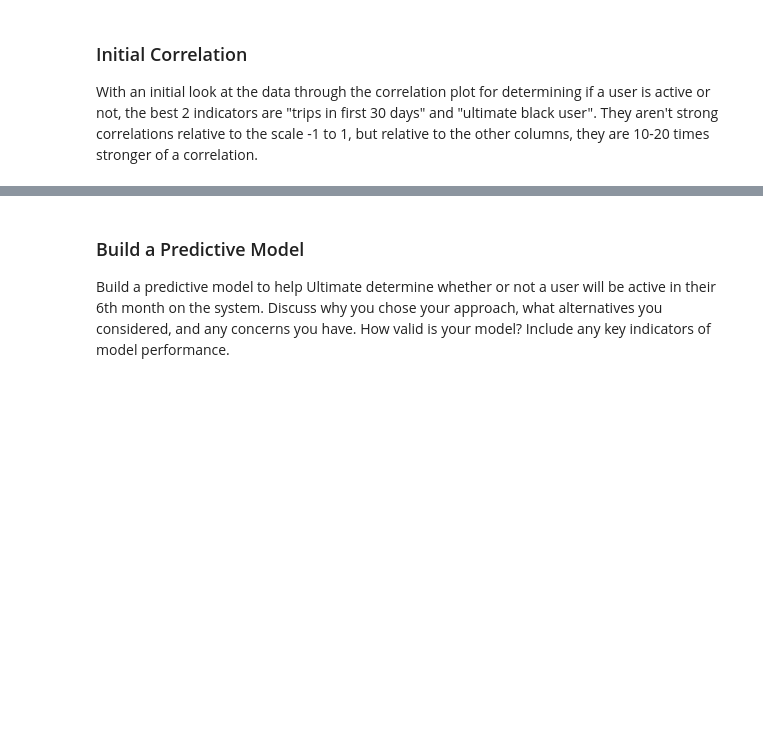
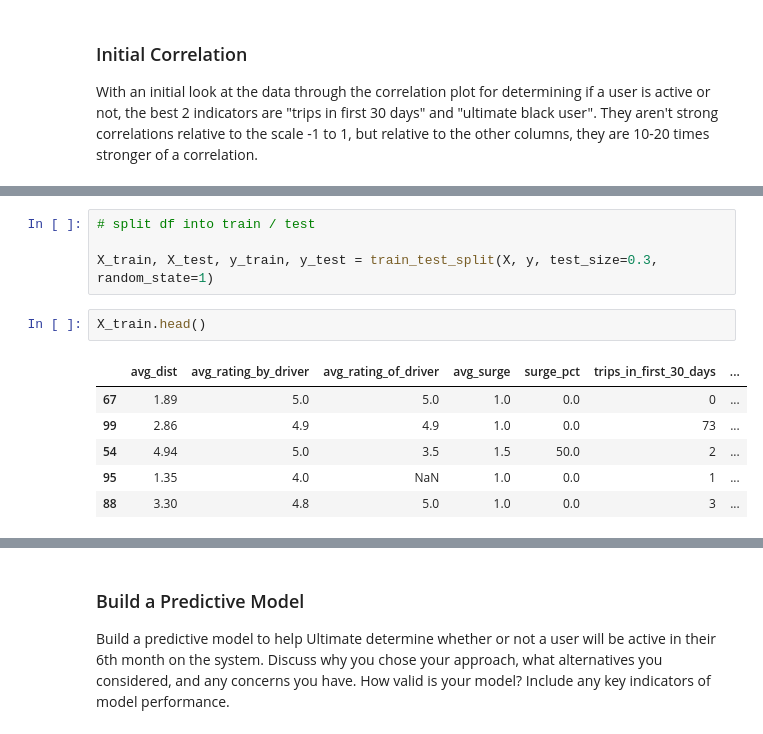
Before and after one commit to milesin3d/Springboard-MiniProjects, a Jupyter notebook: Ultimate Technologies Inc/Utimate_Technologies_Inc.ipynb, the cells around one changed output, grey strips where cells are left out. Drawn from its saved outputs; the diff is of its cells as text; blank space fills up the shorter version.

```diff
--- a/Ultimate Technologies Inc/Utimate_Technologies_Inc.ipynb
+++ b/Ultimate Technologies Inc/Utimate_Technologies_Inc.ipynb
@@ -484,0 +549,13 @@ With an initial look at the data through the correlation plot for determining if
+# %%
+# split df into train / test
+
+X_train, X_test, y_train, y_test = train_test_split(X, y, test_size=0.3, random_state=1)
+# %%
+X_train.head()
+# %% [output]
+|  | avg_dist | avg_rating_by_driver | avg_rating_of_driver | avg_surge | surge_pct | trips_in_first_30_days | ... |
+| 67 | 1.89 | 5.0 | 5.0 | 1.0 | 0.0 | 0 | ... |
+| 99 | 2.86 | 4.9 | 4.9 | 1.0 | 0.0 | 73 | ... |
+| 54 | 4.94 | 5.0 | 3.5 | 1.5 | 50.0 | 2 | ... |
+| 95 | 1.35 | 4.0 | NaN | 1.0 | 0.0 | 1 | ... |
+| 88 | 3.30 | 4.8 | 5.0 | 1.0 | 0.0 | 3 | ... |
```
Also changed, not shown: parts of 19 cells of this notebook.
